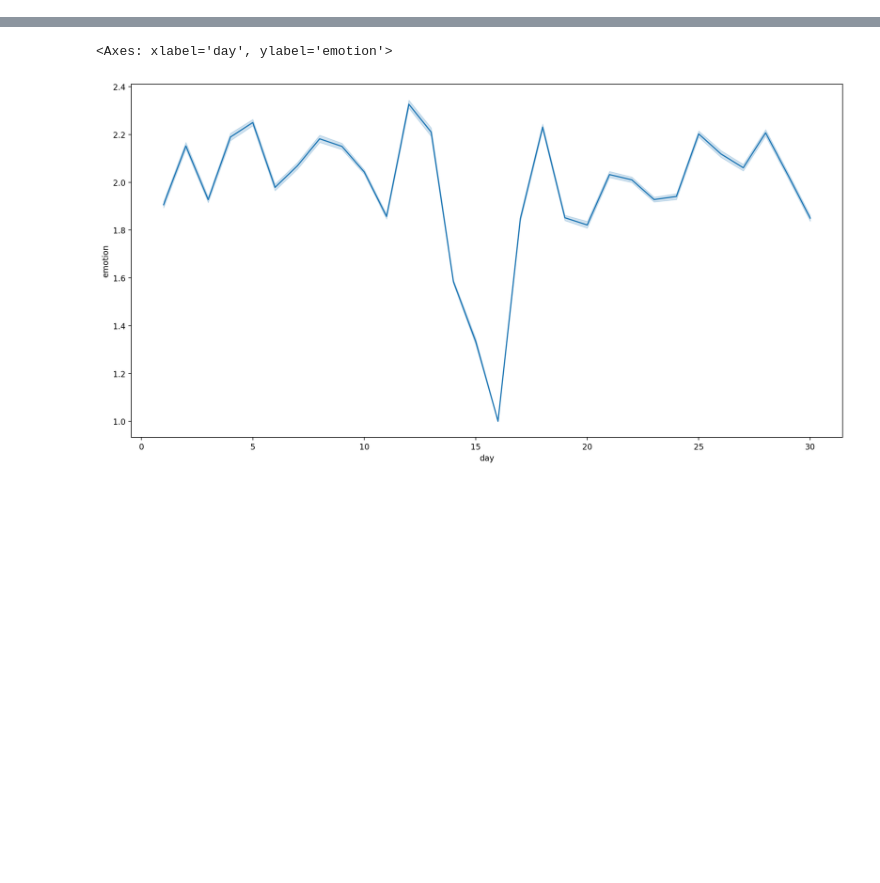
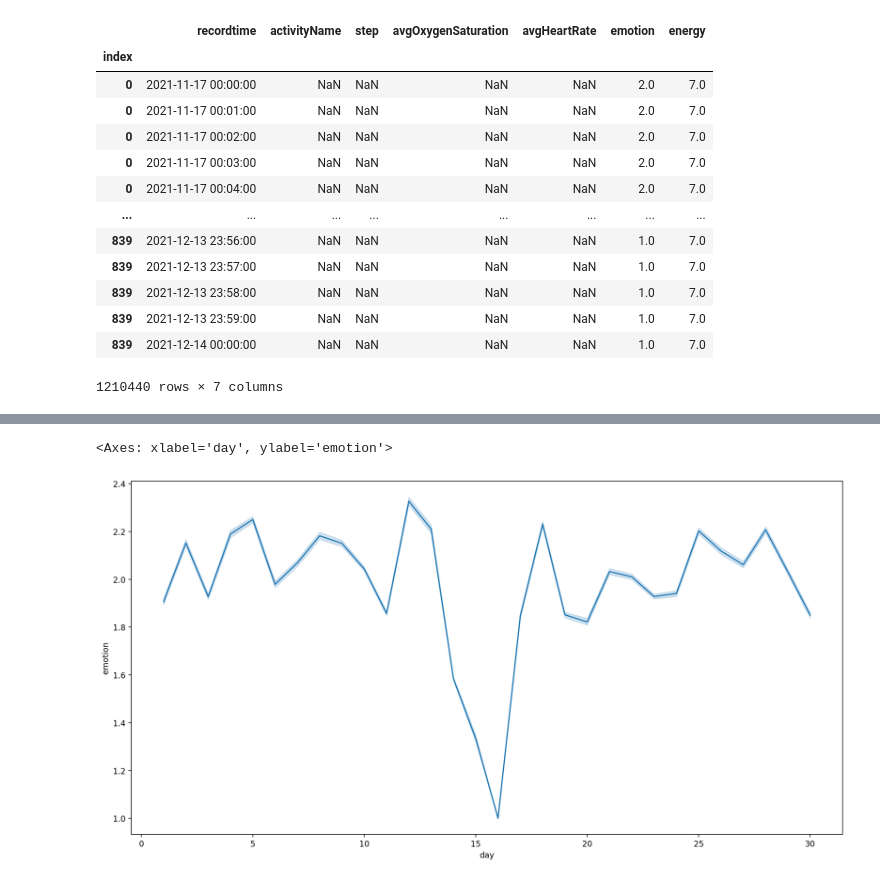
Before and after one commit to suzhc/BehaviorDL, a Jupyter notebook: notebooks/4.check-dataset.ipynb, the cells around one changed output, grey strips where cells are left out. Cells and saved outputs as stored; diff of their text form; code cells hidden in the pictures; blank space fills up the shorter version.

```diff
--- a/notebooks/4.check-dataset.ipynb
+++ b/notebooks/4.check-dataset.ipynb
@@ -5 +12,18 @@ import torch
 dataset = HuaweiDataset(path="/home/user/suzhao/BehaviorDL/dataset/Huawei", label_flag='emotion')
+# %%
+dataset.all_df
+# %% [output]
+|  | recordtime | activityName | step | avgOxygenSaturation | avgHeartRate | emotion | energy |
+| index |  |  |  |  |  |  |  |
+| 0 | 2021-11-17 00:00:00 | NaN | NaN | NaN | NaN | 2.0 | 7.0 |
+| 0 | 2021-11-17 00:01:00 | NaN | NaN | NaN | NaN | 2.0 | 7.0 |
+| 0 | 2021-11-17 00:02:00 | NaN | NaN | NaN | NaN | 2.0 | 7.0 |
+| 0 | 2021-11-17 00:03:00 | NaN | NaN | NaN | NaN | 2.0 | 7.0 |
+| 0 | 2021-11-17 00:04:00 | NaN | NaN | NaN | NaN | 2.0 | 7.0 |
+| ... | ... | ... | ... | ... | ... | ... | ... |
+| 839 | 2021-12-13 23:56:00 | NaN | NaN | NaN | NaN | 1.0 | 7.0 |
+| 839 | 2021-12-13 23:57:00 | NaN | NaN | NaN | NaN | 1.0 | 7.0 |
+| 839 | 2021-12-13 23:58:00 | NaN | NaN | NaN | NaN | 1.0 | 7.0 |
+| 839 | 2021-12-13 23:59:00 | NaN | NaN | NaN | NaN | 1.0 | 7.0 |
+| 839 | 2021-12-14 00:00:00 | NaN | NaN | NaN | NaN | 1.0 | 7.0 |
+1210440 rows × 7 columns
```
Also changed, not shown: parts of 3 cells of this notebook.
